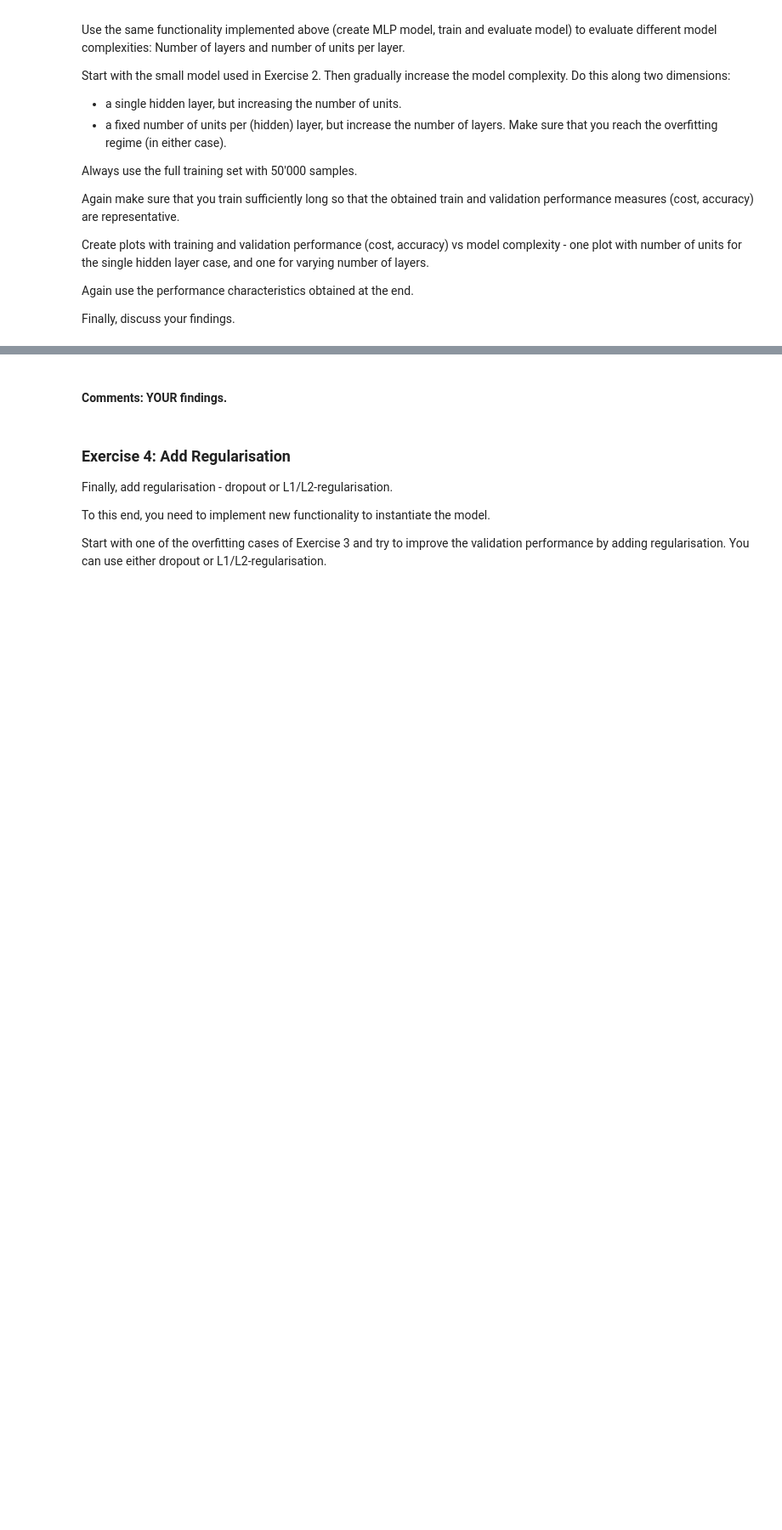
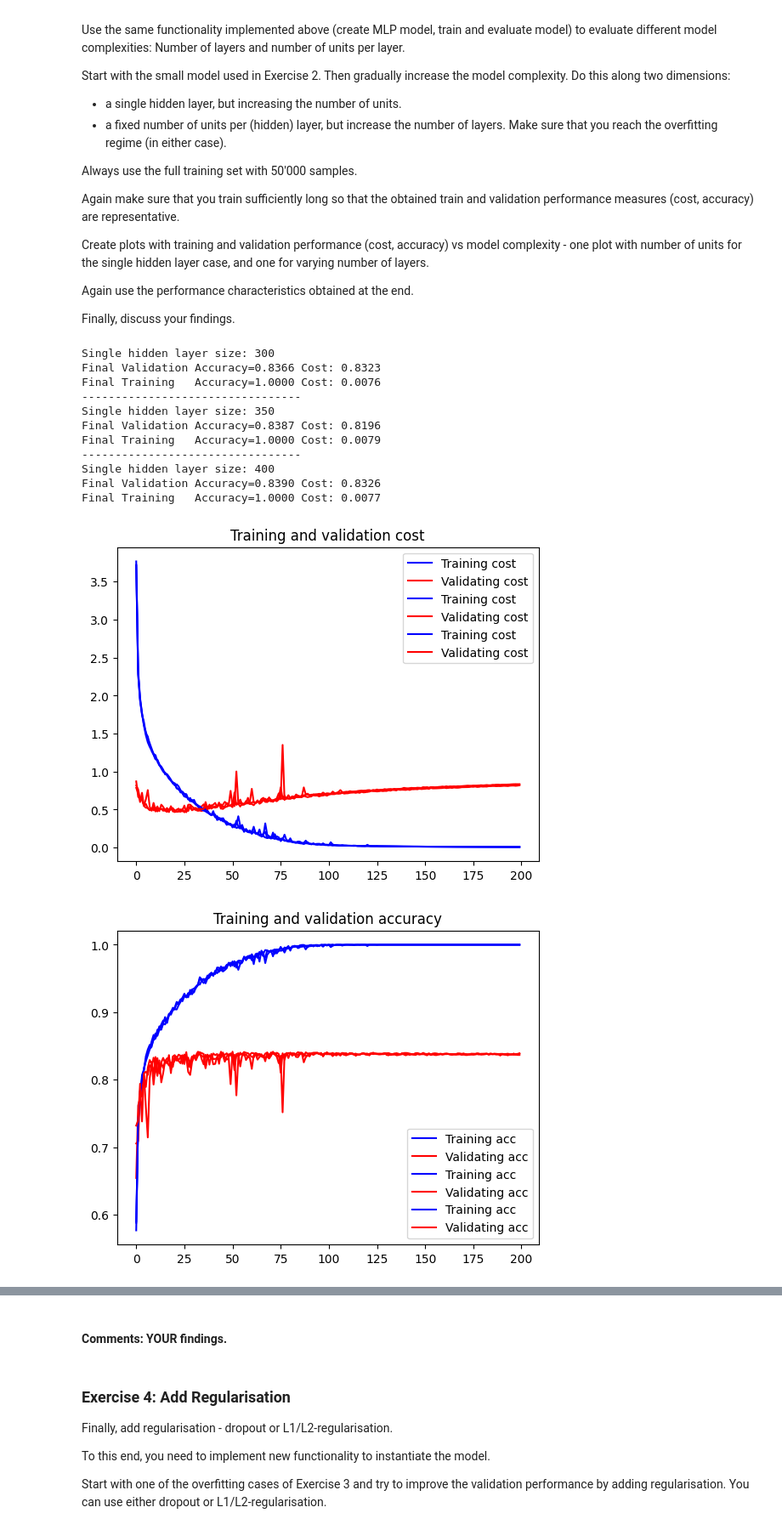
Before and after one commit to dave1b/TSM_DeLearn, a Jupyter notebook: week3/mlps_for_fashion_MNIST_dave_brunner.ipynb, the cells around one changed output, grey strips where cells are left out. Shown: that part at 85% size. Cells and saved outputs as stored; diff of their text form; code cells hidden in the pictures; blank space fills up the shorter version.

```diff
--- a/week3/mlps_for_fashion_MNIST_dave_brunner.ipynb
+++ b/week3/mlps_for_fashion_MNIST_dave_brunner.ipynb
@@ -186,3 +275,15 @@ Hint: Specify a list with the number of training batches you would like to perfo
+# %%
+nbatch = 32
+nbatches = 100
+nepochs = 200
+lr = 0.1
+
+trainsize = nbatches * nbatch
+trainset, rest = torch.utils.data.random_split(training_data, [trainsize, 50000 - trainsize])
+
+model = mlp([28 * 28, 200, 10])
+print(f"Training set size: {len(trainset)}")
+train_plot_scores(train_eval, [model, lr, nepochs, nbatch, trainset, validation_data, False])
 # %% [markdown]
 #### Comments: YOUR comments
 # %% [markdown]
@@ -205,21 +306,36 @@ Again use the performance characteristics obtained at the end.
 
 Finally, discuss your findings.
 # %%
-# YOUR CODE HERE #
-# several iterations with the code snippets of the form:
+nbatch = 32
+nbatches = 100
+nepochs = 200
+lr = 0.1
 
-nbatch = 64
-nepochs =
-lr =
+trainsize = nbatches * nbatch
+trainset, rest = torch.utils.data.random_split(training_data, [trainsize, 50000 - trainsize])
 
-model =
-
-cost_train, cost_valid, acc_train, acc_valid = train_eval(model, lr, nepochs, nbatch, training_data, validation_data)
-
-plt.figure(1)
-plt.plot(range(nepochs), cost_train, "b-")
-plt.plot(range(nepochs), cost_valid, "r-")
-
-plt.figure(2)
-plt.plot(range(nepochs), acc_train, "b-")
-plt.plot(range(nepochs), acc_valid, "r-")
+model = mlp([28 * 28, 300, 10])
+print(f"Single hidden layer size: 300")
+train_plot_scores(train_eval, [model, lr, nepochs, nbatch, trainset, validation_data, False])
+print("---------------------------------")
+model = mlp([28 * 28, 350, 10])
+print(f"Single hidden layer size: 350")
+train_plot_scores(train_eval, [model, lr, nepochs, nbatch, trainset, validation_data, False])
+print("---------------------------------")
+model = mlp([28 * 28, 400, 10])
+print(f"Single hidden layer size: 400")
+train_plot_scores(train_eval, [model, lr, nepochs, nbatch, trainset, validation_data, False])
+# %% [output]
+Single hidden layer size: 300
+Final Validation Accuracy=0.8366 Cost: 0.8323
+Final Training   Accuracy=1.0000 Cost: 0.0076
+---------------------------------
+Single hidden layer size: 350
+Final Validation Accuracy=0.8387 Cost: 0.8196
+Final Training   Accuracy=1.0000 Cost: 0.0079
+---------------------------------
+Single hidden layer size: 400
+Final Validation Accuracy=0.8390 Cost: 0.8326
+Final Training   Accuracy=1.0000 Cost: 0.0077
+[figure, added]
+[figure, added]
```
Also changed, not shown: parts of 11 cells of this notebook.
